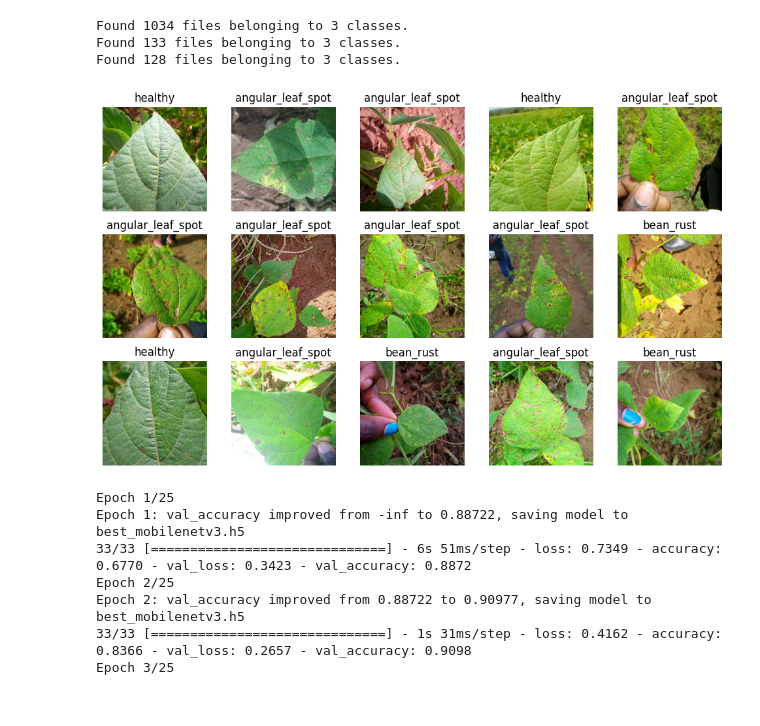
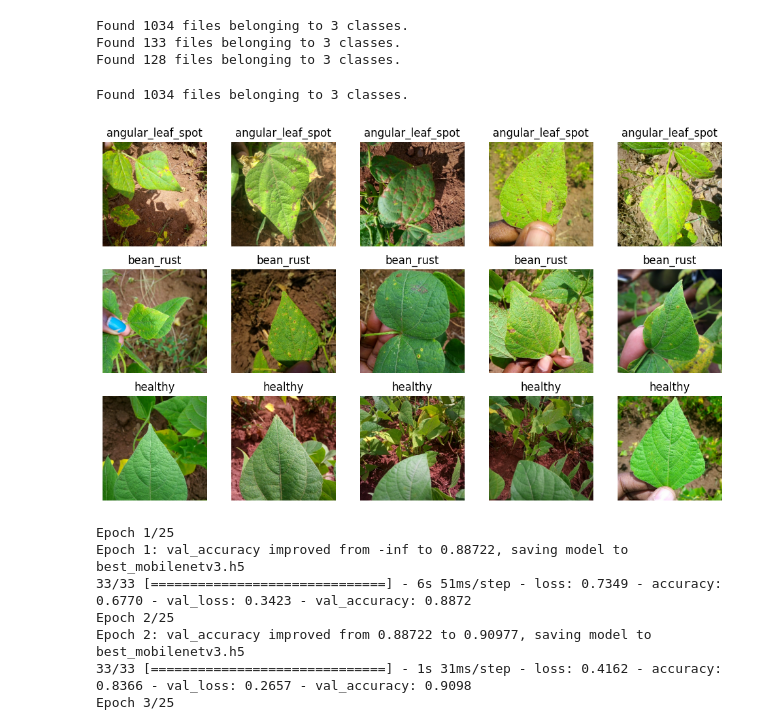
Before and after one commit to trizkynoviandy/bean-leaf-classification, a Jupyter notebook: bean_leaf_mobilenetv3.ipynb, the cells around one changed output. Cells and saved outputs as stored; diff of their text form; code cells hidden in the pictures.

```diff
--- a/bean_leaf_mobilenetv3.ipynb
+++ b/bean_leaf_mobilenetv3.ipynb
@@ -48,20 +48,36 @@ Found 1034 files belonging to 3 classes.
 Found 133 files belonging to 3 classes.
 Found 128 files belonging to 3 classes.
 # %%
-image_batch, label_batch = next(iter(train_ds))
-images_to_show = image_batch[:15]
-class_names = train_ds.class_names
+data_temp = tf.keras.utils.image_dataset_from_directory(
+    directory='datasets/train',
+    batch_size=5,
+    shuffle=False,
+    seed=123,
+)
+
+class_names = data_temp.class_names
 
 fig, axes = plt.subplots(3, 5, figsize=(10,6))
 axes = axes.flatten()
-for img, label, ax in zip(images_to_show, label_batch[:15], axes):
-    ax.imshow(img.numpy().astype("uint8"))
-    ax.set_title(class_names[label.numpy().argmax()])
-    ax.axis('off')
+
+for i, cls in enumerate(class_names):
+    j = 0
+
+    for img, label in data_temp:
+        if label[0] == i:
+            ax = axes[i*5 + j]
+            ax.imshow(img[0].numpy().astype("uint8"))
+            ax.set_title(cls)
+            ax.axis('off')
+            j += 1
+            if j == 5:
+                break
+
 plt.tight_layout()
 plt.show()
 # %% [output]
+Found 1034 files belonging to 3 classes.
-[figure, old version]
+[figure, new version]
 # %%
 mobilenet_model = MobileNetV3Small(weights='imagenet',
                         include_top=False,
```
Also changed, not shown: 2 other files.
